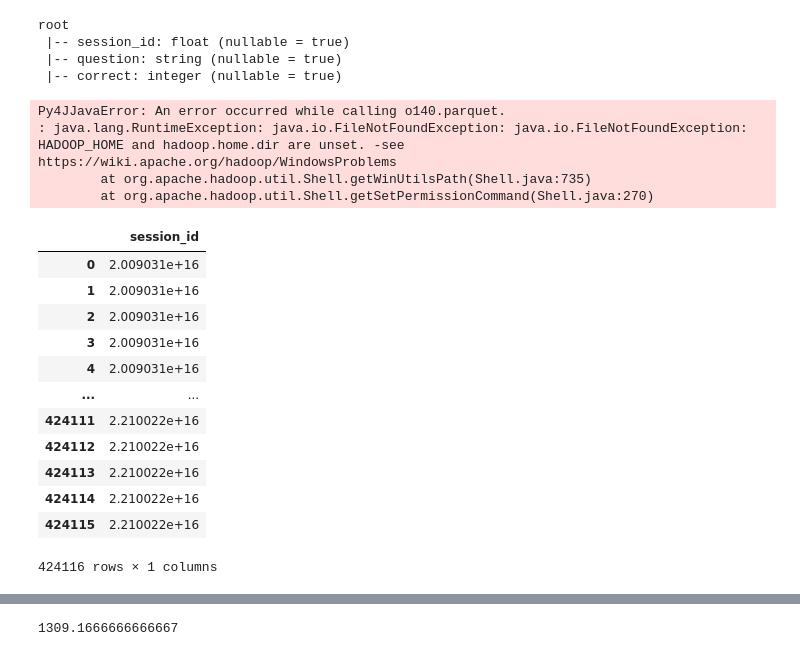
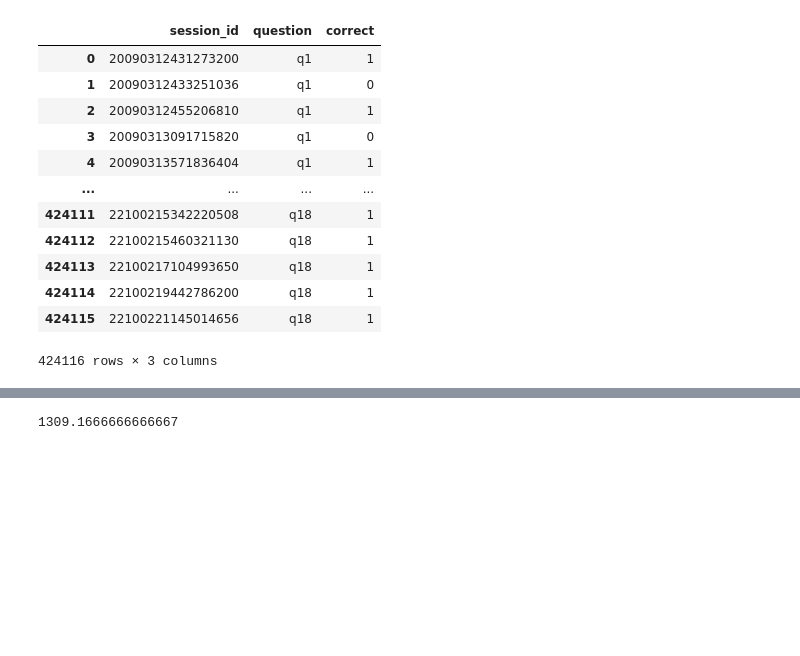
Before and after one commit to notPlancha/pbd, a Jupyter notebook: Processo.ipynb, the cells around one changed output, grey strips where cells are left out. Saved outputs shown, nothing was run; the diff lists cells and outputs as text; code cells hidden in the pictures; blank space fills up the shorter version.

```diff
--- a/Processo.ipynb
+++ b/Processo.ipynb
@@ -93,3 +202,6 @@ df_teste = spark.read.csv(filename,header=True, sep=",", inferSchema=True)
 # %%
+train_labs_schema = StructType([StructField('session_id', StringType(), True),
+                     StructField('correct', IntegerType(), True)])
+
 filename = "train_labels.csv"
-df_train_labs = spark.read.csv(filename,header=True, sep=",", inferSchema=True)
+df_train_labs = spark.read.csv(filename, header=True, schema=train_labs_schema, sep=',')
@@ -189,34 +414,26 @@ df_train_labs = df_train_labs.select(split("session_id", '_',-1).getItem(0).alia
 # %%
-df_train_labs = df_train_labs.withColumn("session_id",df_train_labs["session_id"].cast('float'))
+df_train_labs = df_train_labs.withColumn("session_id",df_train_labs["session_id"].cast('Long'))
+# %%
+df_train_labs.toPandas()
+# %% [output]
+|  | session_id | question | correct |
+| 0 | 20090312431273200 | q1 | 1 |
+| 1 | 20090312433251036 | q1 | 0 |
+| 2 | 20090312455206810 | q1 | 1 |
+| 3 | 20090313091715820 | q1 | 0 |
+| 4 | 20090313571836404 | q1 | 1 |
+| ... | ... | ... | ... |
+| 424111 | 22100215342220508 | q18 | 1 |
+| 424112 | 22100215460321130 | q18 | 1 |
+| 424113 | 22100217104993650 | q18 | 1 |
+| 424114 | 22100219442786200 | q18 | 1 |
+| 424115 | 22100221145014656 | q18 | 1 |
+424116 rows × 3 columns
 # %%
-df_train_labs.printSchema()
+df_train_labs.show(12).groupby('session_id')
-# %% [output]
-root
- |-- session_id: float (nullable = true)
- |-- question: string (nullable = true)
- |-- correct: integer (nullable = true)
 # %%
-df_todo.write.mode("overwrite").parquet("all_data_predict")
+#df_todo.write.mode("overwrite").parquet("all_data_predict")
-# %% [output]
-Py4JJavaError: An error occurred while calling o140.parquet.
-: java.lang.RuntimeException: java.io.FileNotFoundException: java.io.FileNotFoundException: HADOOP_HOME and hadoop.home.dir are unset. -see https://wiki.apache.org/hadoop/WindowsProblems
-        at org.apache.hadoop.util.Shell.getWinUtilsPath(Shell.java:735)
-        at org.apache.hadoop.util.Shell.getSetPermissionCommand(Shell.java:270)
 # %%
 df_train_labs.select("session_id").toPandas()
-# %% [output]
-|  | session_id |
-| 0 | 2.009031e+16 |
-| 1 | 2.009031e+16 |
-| 2 | 2.009031e+16 |
-| 3 | 2.009031e+16 |
-| 4 | 2.009031e+16 |
-| ... | ... |
-| 424111 | 2.210022e+16 |
-| 424112 | 2.210022e+16 |
-| 424113 | 2.210022e+16 |
-| 424114 | 2.210022e+16 |
-| 424115 | 2.210022e+16 |
-424116 rows × 1 columns
 # %%
 #colunios = split(df_train_labs.select('session_id'), '_')
```
Also changed, not shown: parts of 65 cells of this notebook.
